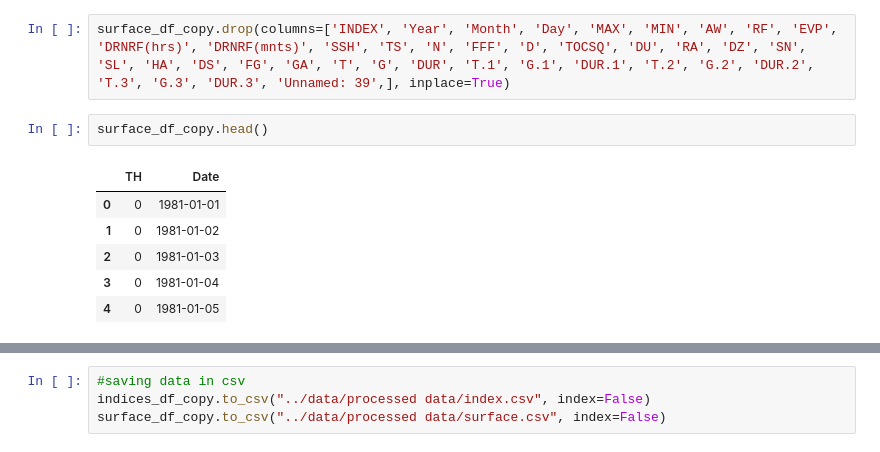
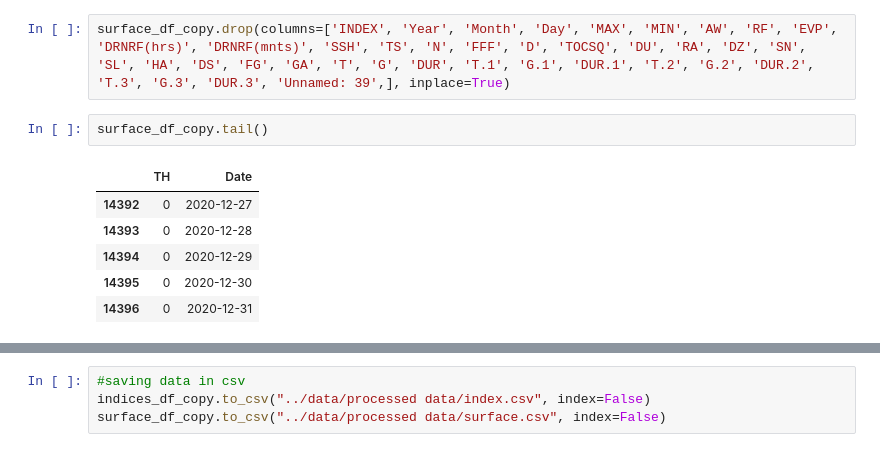
Before and after one commit to abhishek-tiwari-nitrr/Thunderstorm-Forecasting, a Jupyter notebook: notebook/data_cleaning.ipynb, the cells around one changed output, grey strips where cells are left out. Saved outputs shown, nothing was run; the diff lists cells and outputs as text.

```diff
--- a/notebook/data_cleaning.ipynb
+++ b/notebook/data_cleaning.ipynb
@@ -299,11 +299,11 @@ Index(['INDEX', 'Year', 'Month', 'Day', 'MAX', 'MIN', 'AW', 'RF', 'EVP',
 # %%
 surface_df_copy.drop(columns=['INDEX', 'Year', 'Month', 'Day', 'MAX', 'MIN', 'AW', 'RF', 'EVP', 'DRNRF(hrs)', 'DRNRF(mnts)', 'SSH', 'TS', 'N', 'FFF', 'D', 'TOCSQ', 'DU', 'RA', 'DZ', 'SN', 'SL', 'HA', 'DS', 'FG', 'GA', 'T', 'G', 'DUR', 'T.1', 'G.1', 'DUR.1', 'T.2', 'G.2', 'DUR.2', 'T.3', 'G.3', 'DUR.3', 'Unnamed: 39',], inplace=True)
 # %%
-surface_df_copy.head()
+surface_df_copy.tail()
 # %% [output]
 |  | TH | Date |
-| 0 | 0 | 1981-01-01 |
-| 1 | 0 | 1981-01-02 |
-| 2 | 0 | 1981-01-03 |
-| 3 | 0 | 1981-01-04 |
-| 4 | 0 | 1981-01-05 |
+| 14392 | 0 | 2020-12-27 |
+| 14393 | 0 | 2020-12-28 |
+| 14394 | 0 | 2020-12-29 |
+| 14395 | 0 | 2020-12-30 |
+| 14396 | 0 | 2020-12-31 |
```
Also changed, not shown: parts of 10 cells of this notebook.
